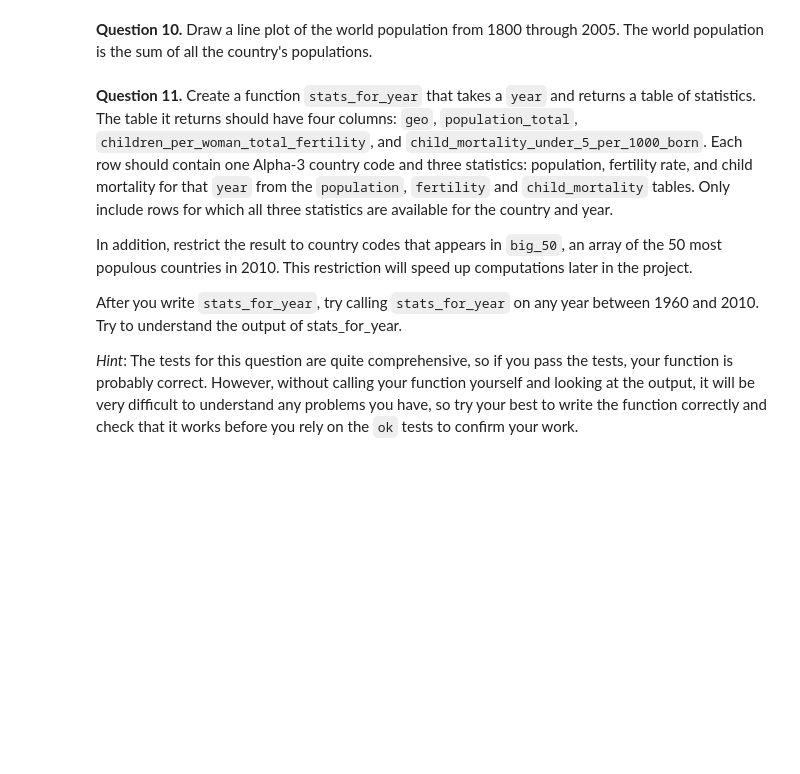
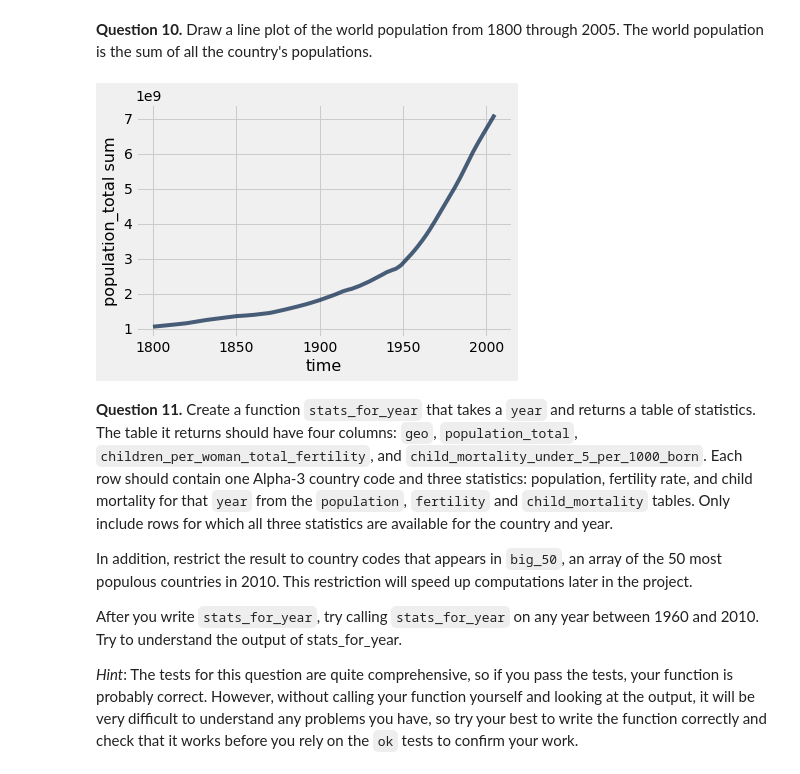
Before and after one commit to ejulio/materials-su20, a Jupyter notebook: materials/su20/project/project1/project1.ipynb, the cells around one changed output. Cells and saved outputs as stored; diff of their text form; code cells hidden in the pictures; blank space fills up the shorter version.

```diff
--- a/materials/su20/project/project1/project1.ipynb
+++ b/materials/su20/project/project1/project1.ipynb
@@ -427,3 +435,11 @@ manual: true
+# %%
+#Fill in code here
+pop = population.drop('geo')
+pop = pop.group('time', sum)
+pop = pop.where('time', are.between(1800, 2006))
+pop.plot('time')
+# %% [output]
+[figure, added]
 # %% [markdown]
 **Question 11.** Create a function `stats_for_year` that takes a `year` and returns a table of statistics. The table it returns should have four columns: `geo`, `population_total`, `children_per_woman_total_fertility`, and `child_mortality_under_5_per_1000_born`. Each row should contain one Alpha-3 country code and three statistics: population, fertility rate, and child mortality for that `year` from the `population`, `fertility` and `child_mortality` tables. Only include rows for which all three statistics are available for the country and year.
 
```
Also changed, not shown: parts of 20 cells of this notebook, 1 other file.
